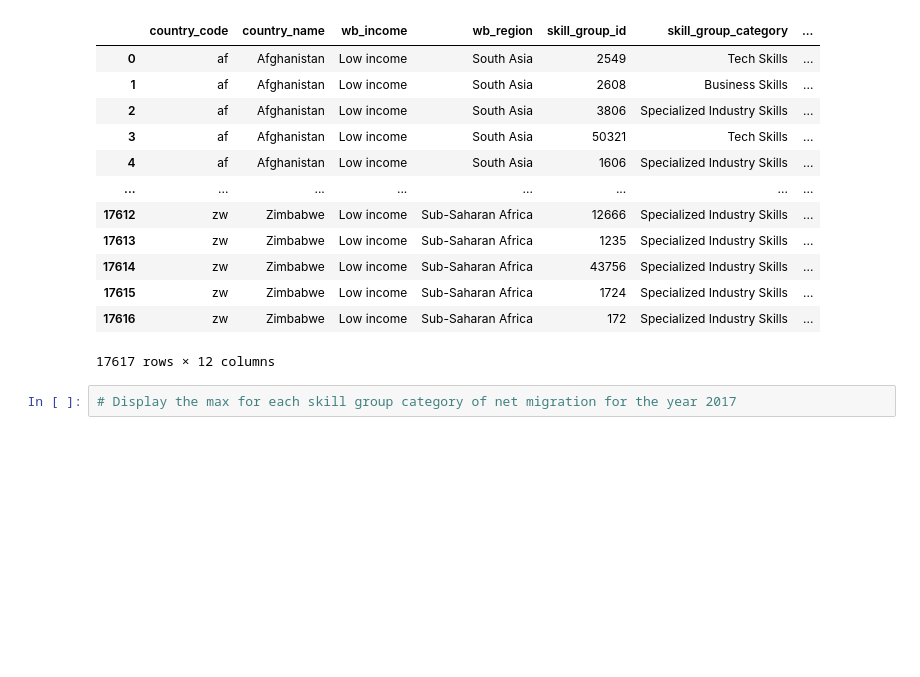
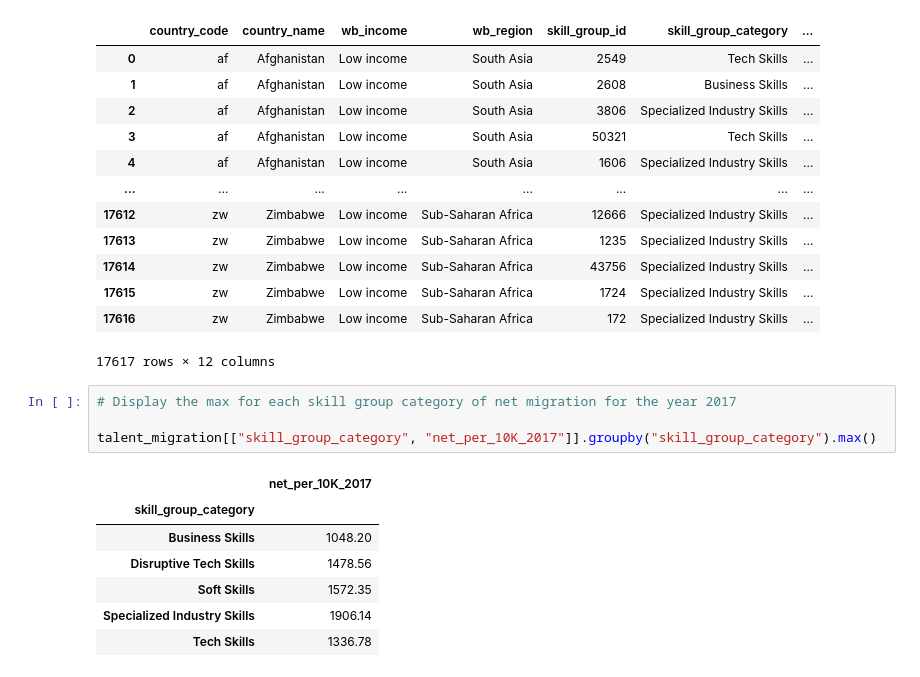
Before and after one commit to Zitha74/Data-Py-Analysis, a Jupyter notebook: Copy_of_Describing_data.ipynb, the cells around one changed output. Cells and saved outputs as stored; diff of their text form; blank space fills up the shorter version.

```diff
--- a/Copy_of_Describing_data.ipynb
+++ b/Copy_of_Describing_data.ipynb
@@ -811,3 +811,13 @@ talent_migration
 17617 rows × 12 columns
 # %%
 # Display the max for each skill group category of net migration for the year 2017
+
+talent_migration[["skill_group_category", "net_per_10K_2017"]].groupby("skill_group_category").max()
+# %% [output]
+|  | net_per_10K_2017 |
+| skill_group_category |  |
+| Business Skills | 1048.20 |
+| Disruptive Tech Skills | 1478.56 |
+| Soft Skills | 1572.35 |
+| Specialized Industry Skills | 1906.14 |
+| Tech Skills | 1336.78 |
```
Also changed, not shown: parts of 6 cells of this notebook.
